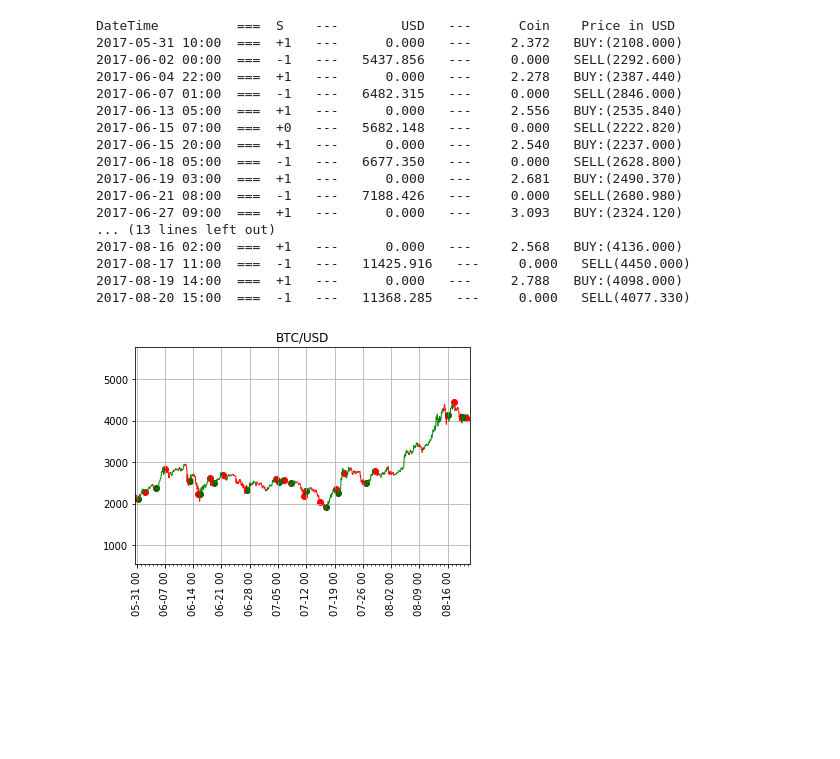
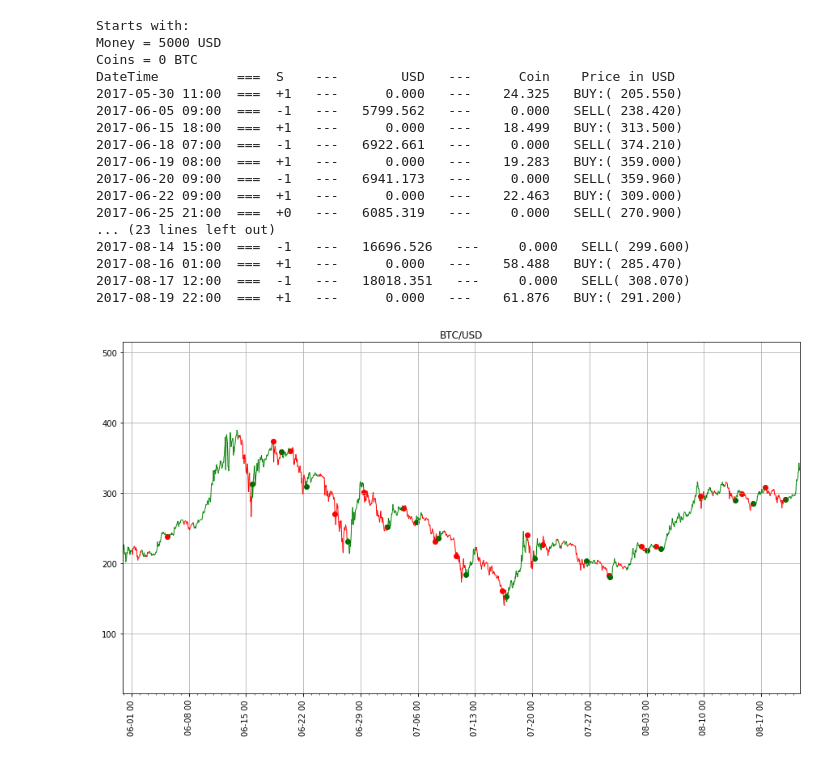
Before and after one commit to rjuppa/trading, a Jupyter notebook: trading_strategy_ppa2_proj.ipynb, the cells around one changed output. Cells and saved outputs as stored; diff of their text form; code cells hidden in the pictures; blank space fills up the shorter version.

```diff
--- a/trading_strategy_ppa2_proj.ipynb
+++ b/trading_strategy_ppa2_proj.ipynb
@@ -142,6 +176,7 @@ def calculate_signal(df):
 
 def draw_graph(df, from_symbol='BTC', to_symbol='USD'):
     fig, ax = plt.subplots()
+    fig.set_size_inches(15, 8)
     ax.plot(df.index, df['close'], alpha=0.0)
 
     # convert dates to numbers first
@@ -190,30 +225,30 @@ def draw_graph(df, from_symbol='BTC', to_symbol='USD'):
 # %%
 money = 5000  # start money 5000USD
 bitcoin = 0
 bitcoin_buy_price = 0
-from_symbol = 'BTC'    # ['BTC', 'ETH', 'DASH', 'XMR', 'XRP', 'LTC', 'ETC', 'XEM', 'REP']
+from_symbol = 'ETH'    # ['BTC', 'ETH', 'DASH', 'XMR', 'XRP', 'LTC', 'ETC', 'XEM', 'REP']
 
 #dt_from = datetime.strptime('2017-07-22 06:00', "%Y-%m-%d %H:%M")
 dt_from = datetime.utcnow()
 market_data = read_data(dt_from, 2000, from_symbol=from_symbol)
 market_data = calculate_signal(market_data)
 draw_graph(market_data)
 # %% [output]
+Starts with:
+Money = 5000 USD
+Coins = 0 BTC
 DateTime          ===  S    ---        USD   ---      Coin    Price in USD
-2017-05-31 10:00  ===  +1   ---      0.000   ---     2.372   BUY:(2108.000)
-2017-06-02 00:00  ===  -1   ---   5437.856   ---     0.000   SELL(2292.600)
-2017-06-04 22:00  ===  +1   ---      0.000   ---     2.278   BUY:(2387.440)
-2017-06-07 01:00  ===  -1   ---   6482.315   ---     0.000   SELL(2846.000)
-2017-06-13 05:00  ===  +1   ---      0.000   ---     2.556   BUY:(2535.840)
-2017-06-15 07:00  ===  +0   ---   5682.148   ---     0.000   SELL(2222.820)
-2017-06-15 20:00  ===  +1   ---      0.000   ---     2.540   BUY:(2237.000)
-2017-06-18 05:00  ===  -1   ---   6677.350   ---     0.000   SELL(2628.800)
-2017-06-19 03:00  ===  +1   ---      0.000   ---     2.681   BUY:(2490.370)
-2017-06-21 08:00  ===  -1   ---   7188.426   ---     0.000   SELL(2680.980)
-2017-06-27 09:00  ===  +1   ---      0.000   ---     3.093   BUY:(2324.120)
-... (13 lines left out)
-2017-08-16 02:00  ===  +1   ---      0.000   ---     2.568   BUY:(4136.000)
-2017-08-17 11:00  ===  -1   ---   11425.916   ---     0.000   SELL(4450.000)
-2017-08-19 14:00  ===  +1   ---      0.000   ---     2.788   BUY:(4098.000)
-2017-08-20 15:00  ===  -1   ---   11368.285   ---     0.000   SELL(4077.330)
+2017-05-30 11:00  ===  +1   ---      0.000   ---    24.325   BUY:( 205.550)
+2017-06-05 09:00  ===  -1   ---   5799.562   ---     0.000   SELL( 238.420)
+2017-06-15 18:00  ===  +1   ---      0.000   ---    18.499   BUY:( 313.500)
+2017-06-18 07:00  ===  -1   ---   6922.661   ---     0.000   SELL( 374.210)
+2017-06-19 08:00  ===  +1   ---      0.000   ---    19.283   BUY:( 359.000)
+2017-06-20 09:00  ===  -1   ---   6941.173   ---     0.000   SELL( 359.960)
+2017-06-22 09:00  ===  +1   ---      0.000   ---    22.463   BUY:( 309.000)
+2017-06-25 21:00  ===  +0   ---   6085.319   ---     0.000   SELL( 270.900)
+... (23 lines left out)
+2017-08-14 15:00  ===  -1   ---   16696.526   ---     0.000   SELL( 299.600)
+2017-08-16 01:00  ===  +1   ---      0.000   ---    58.488   BUY:( 285.470)
+2017-08-17 12:00  ===  -1   ---   18018.351   ---     0.000   SELL( 308.070)
+2017-08-19 22:00  ===  +1   ---      0.000   ---    61.876   BUY:( 291.200)
-[figure, old version]
+[figure, new version]
```
Also changed, not shown: parts of 3 cells of this notebook.
